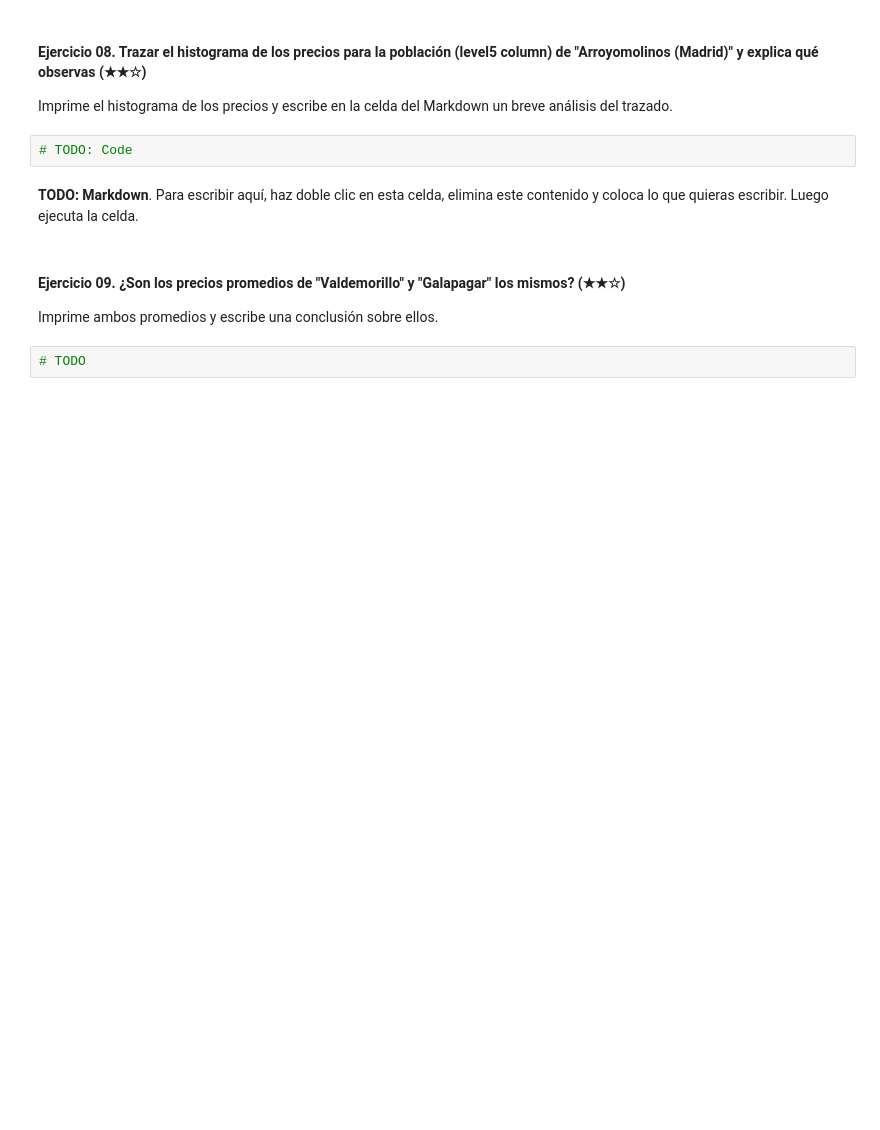
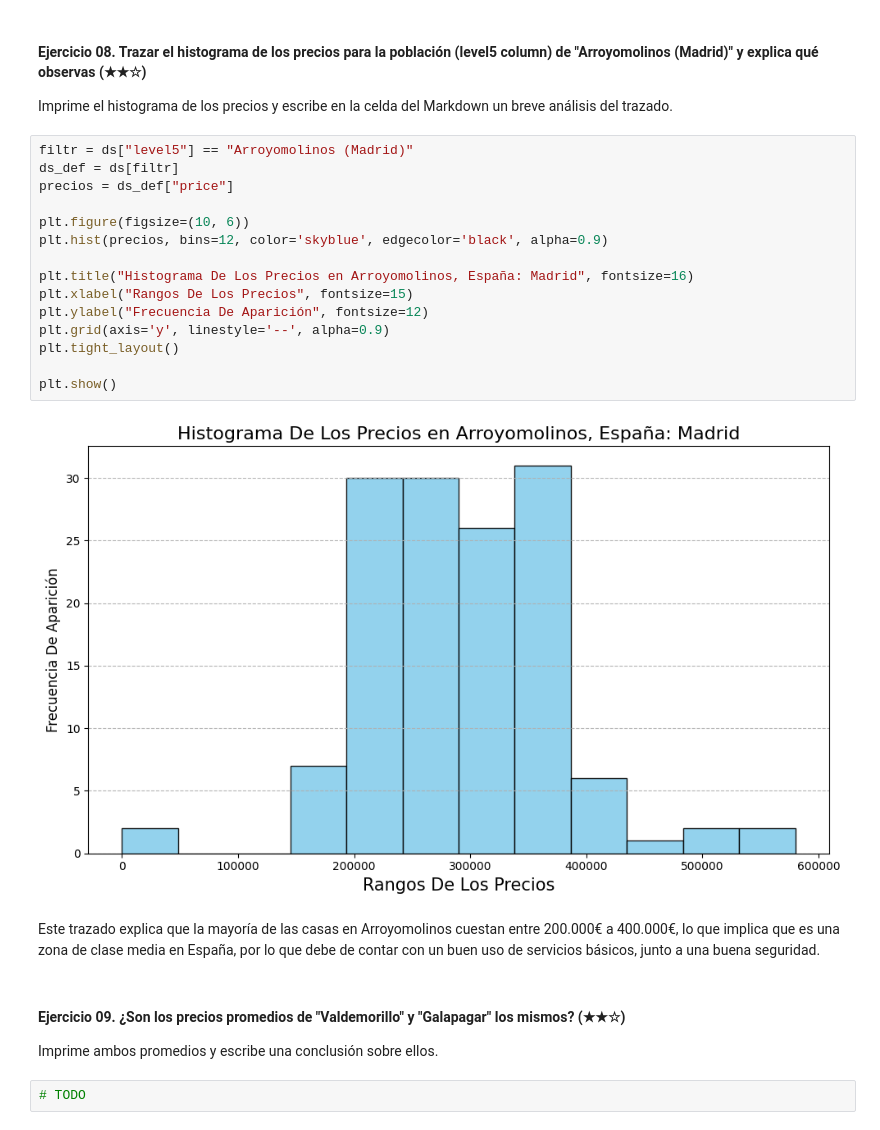
Before and after one commit to meneses-ls/1-Proyecto-Real-Estate-Data-Cleanup, a Jupyter notebook: project.es.ipynb, the cells around one changed output. Cells and saved outputs as stored; diff of their text form; blank space fills up the shorter version.

```diff
--- a/project.es.ipynb
+++ b/project.es.ipynb
@@ -176,9 +183,24 @@ Imprima el valor obtenido.
 
 Imprime el histograma de los precios y escribe en la celda del Markdown un breve análisis del trazado.
 # %%
-# TODO: Code
+filtr = ds["level5"] == "Arroyomolinos (Madrid)"
+ds_def = ds[filtr]
+precios = ds_def["price"]
+
+plt.figure(figsize=(10, 6))
+plt.hist(precios, bins=12, color='skyblue', edgecolor='black', alpha=0.9)
+
+plt.title("Histograma De Los Precios en Arroyomolinos, España: Madrid", fontsize=16)
+plt.xlabel("Rangos De Los Precios", fontsize=15)
+plt.ylabel("Frecuencia De Aparición", fontsize=12)
+plt.grid(axis='y', linestyle='--', alpha=0.9)
+plt.tight_layout()
+
+plt.show()
+# %% [output]
+[figure, added]
 # %% [markdown]
-**TODO: Markdown**. Para escribir aquí, haz doble clic en esta celda, elimina este contenido y coloca lo que quieras escribir. Luego ejecuta la celda.
+Este trazado explica que la mayoría de las casas en Arroyomolinos cuestan entre 200.000€ a 400.000€, lo que implica que es una zona de clase media en España, por lo que debe de contar con un buen uso de servicios básicos, junto a una buena seguridad.
 # %% [markdown]
 #### Ejercicio 09. ¿Son los precios promedios de "Valdemorillo" y "Galapagar" los mismos? (★★☆)
 
```
Also changed, not shown: parts of 3 cells of this notebook.
